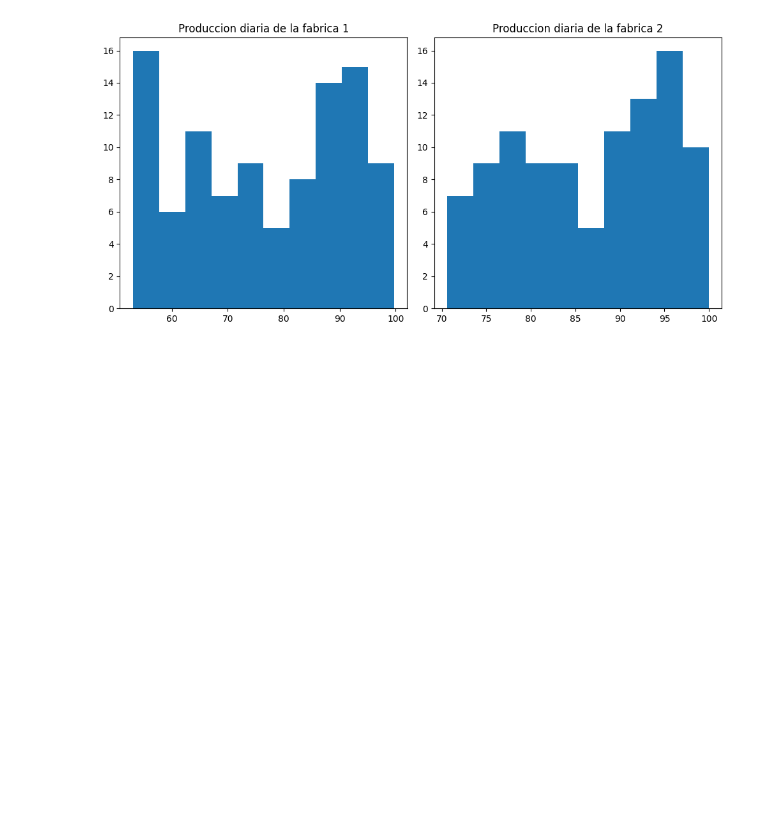
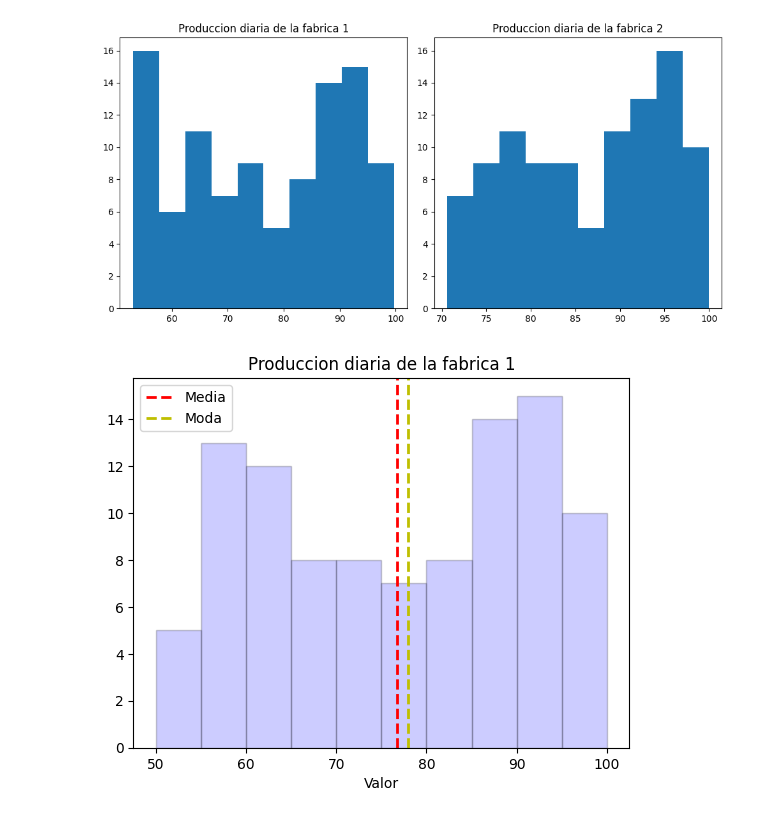
Before and after one commit to Ernesto23lolxd/Probabilidad, a Jupyter notebook: Unidad1/Practica1.ipynb, the cells around one changed output. Cells and saved outputs as stored; diff of their text form; code cells hidden in the pictures; blank space fills up the shorter version.

```diff
--- a/Unidad1/Practica1.ipynb
+++ b/Unidad1/Practica1.ipynb
@@ -171,12 +171,14 @@ plt.show()
 # %%
 rangos=[50,55,60,65,70,75,80,85,90,95,100] #definir rangos de bins
 plt.hist(fabrica1, bins=rangos, alpha=0.2, color='b', edgecolor='black')
-plt=axvline(media1, color='r', linestyle='dashed', linewidth=2, label="Media")
+plt.axvline(media1, color='r', linestyle='dashed', linewidth=2, label="Media")
 plt.axvline(mediana1, color='y', linestyle='dashed', linewidth=2, label="Moda")
 plt.xlabel("Valor")
 plt.title("Produccion diaria de la fabrica 1")
 plt.legend()
 plt.show()
+# %% [output]
+[figure, added]
 # %%
 rangos=[50,55,60,65,70,75,80,85,90,95,100] #definir rangos de bins
 plt.hist(fabrica2, bins=rangos, alpha=0.2, color='b', edgecolor='black')
```
Also changed, not shown: parts of 1 cell of this notebook.
